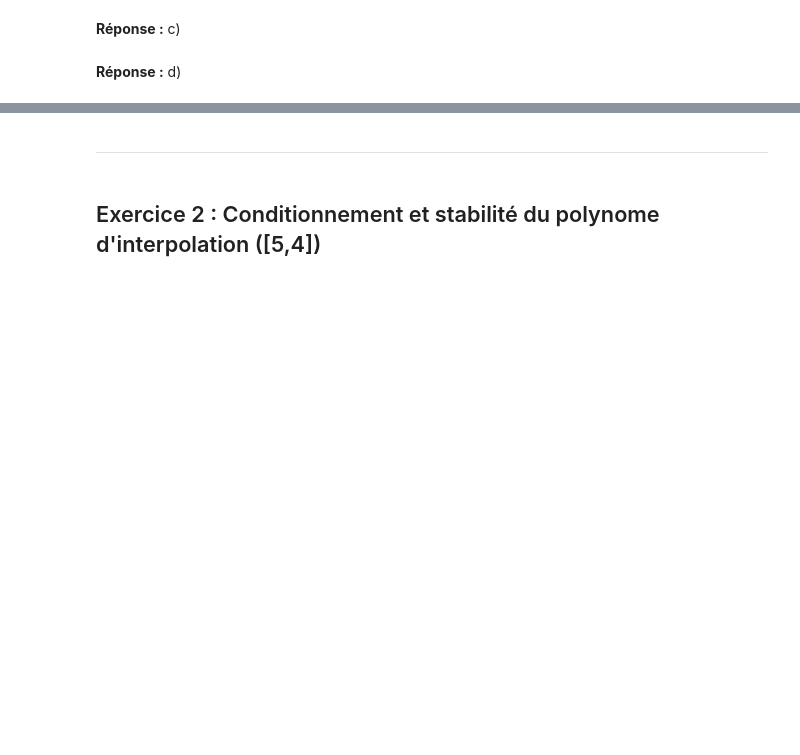
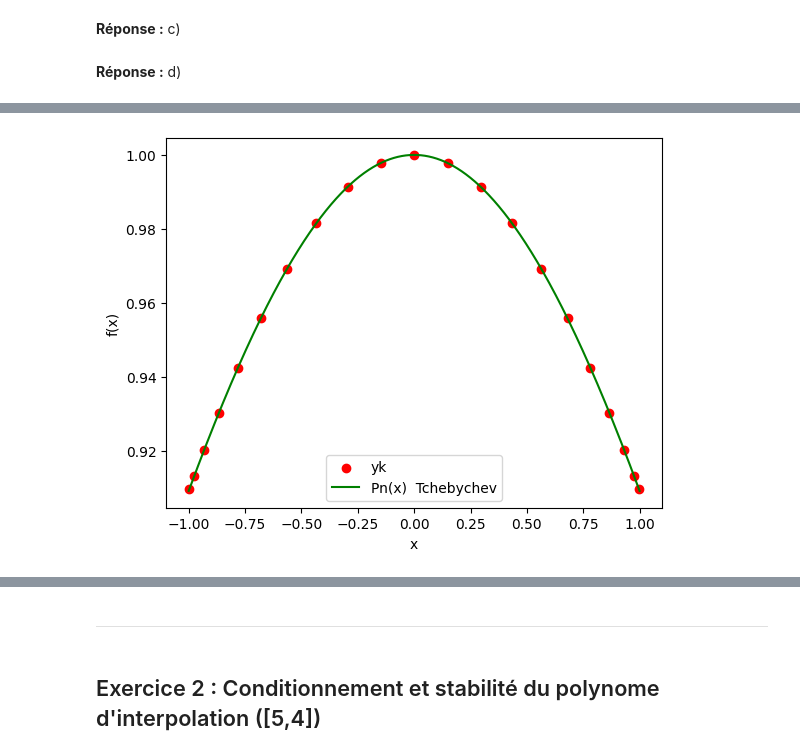
Before and after one commit to Eric-Guerra-Ribeiro/AMP_41012, a Jupyter notebook: pc2.ipynb, the cells around one changed output, grey strips where cells are left out. Drawn from its saved outputs; the diff is of its cells as text; code cells hidden in the pictures; blank space fills up the shorter version.

```diff
--- a/pc2.ipynb
+++ b/pc2.ipynb
@@ -238,8 +307,7 @@ def cheb_points(xmin, xmax, n):
     valeur de retour:
     valeur des points de Tchebychev
     """
-
-    return
+    return np.array([0.5*(xmax + xmin + (xmax - xmin)*np.cos((2*k + 1)*np.pi/(2*n))) for k in range(n - 1, -1,-1)])
 # %%
 # Tester la fonction cheb_points sur les cas a 2 et 3 points
 n=2
@@ -304,0 +420,10 @@ plt.show()
+# %%
+fig_cheb=plt.figure()
+plt.scatter(xk_cheb, yk_cheb, color="red",   label="yk")
+plt.plot(   x,       p_cheb,  color="green", label="Pn(x)  Tchebychev")
+plt.xlabel("x")
+plt.ylabel("f(x)")
+plt.legend()
+plt.show()
+# %% [output]
+[figure, added]
```
Also changed, not shown: parts of 26 cells of this notebook.
